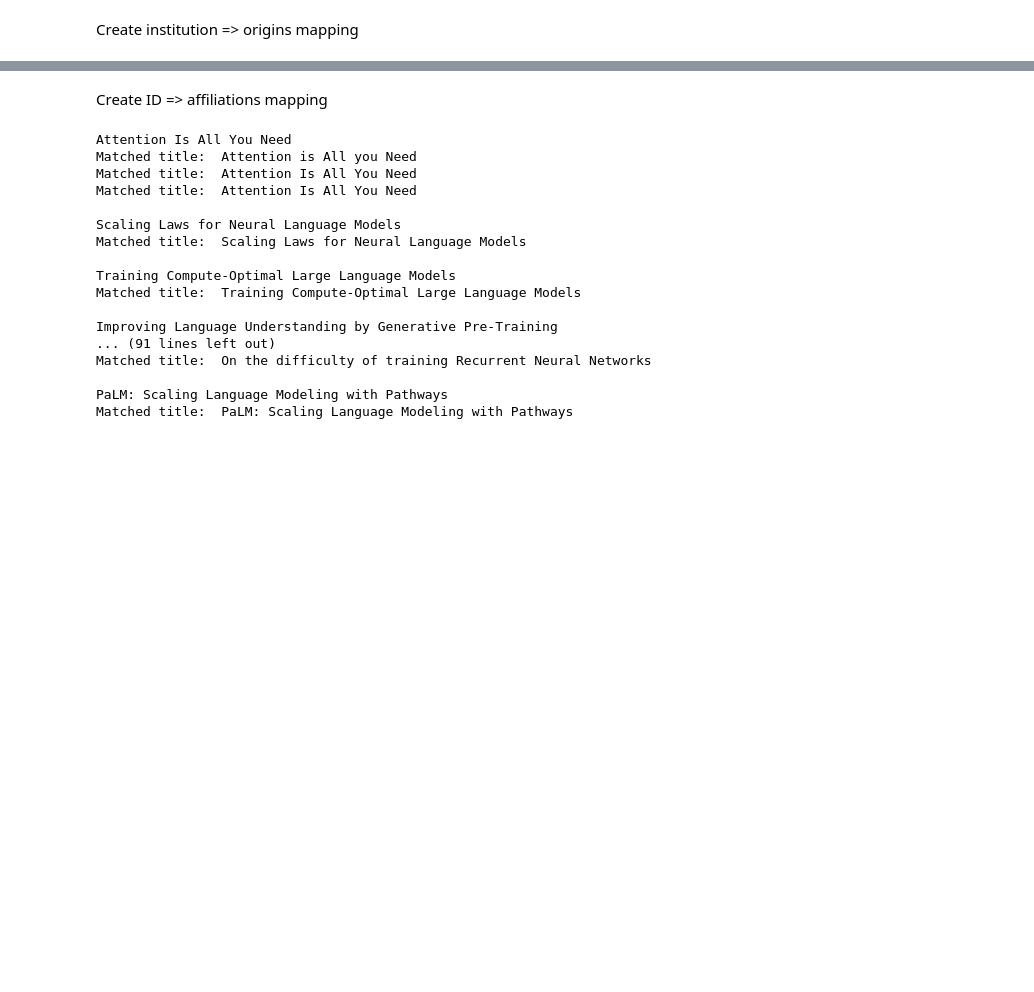
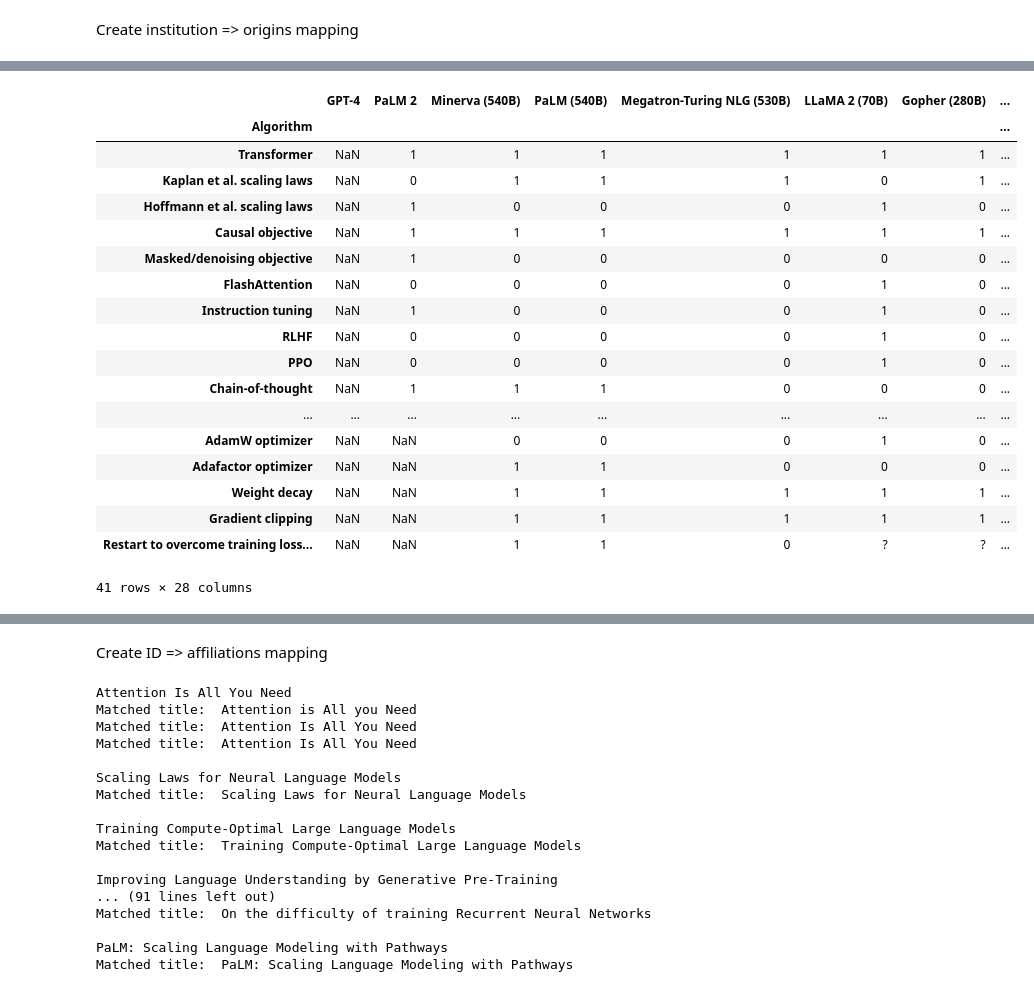
Before and after one commit to epoch-research/ai-research-impact, a Jupyter notebook: key_algorithms.ipynb, the cells around one changed output, grey strips where cells are left out. Saved outputs shown, nothing was run; the diff lists cells and outputs as text; code cells hidden in the pictures; blank space fills up the shorter version.

```diff
--- a/key_algorithms.ipynb
+++ b/key_algorithms.ipynb
@@ -138,0 +142,6 @@ fig.show()
+# %%
+# Download dataset
+sheet_id = '1L_j7OaX19HXWWIx_apKvWo2OteY1XOB7FamaLEd_p0s'
+tab_id = '1765093800'
+data_url = f'https://docs.google.com/spreadsheets/d/{sheet_id}/export?gid={tab_id}&format=csv'
+occurrences_df = pd.read_csv(data_url, index_col='Algorithm')
@@ -138,0 +159,23 @@ fig.show()
+# %%
+occurrences_df = occurrences_df[occurrences_df.index.notna()]
+occurrences_df
+# %% [output]
+|  | GPT-4 | PaLM 2 | Minerva (540B) | PaLM (540B) | Megatron-Turing NLG (530B) | LLaMA 2 (70B) | Gopher (280B) | ... |
+| Algorithm |  |  |  |  |  |  |  | ... |
+| Transformer | NaN | 1 | 1 | 1 | 1 | 1 | 1 | ... |
+| Kaplan et al. scaling laws | NaN | 0 | 1 | 1 | 1 | 0 | 1 | ... |
+| Hoffmann et al. scaling laws | NaN | 1 | 0 | 0 | 0 | 1 | 0 | ... |
+| Causal objective | NaN | 1 | 1 | 1 | 1 | 1 | 1 | ... |
+| Masked/denoising objective | NaN | 1 | 0 | 0 | 0 | 0 | 0 | ... |
+| FlashAttention | NaN | 0 | 0 | 0 | 0 | 1 | 0 | ... |
+| Instruction tuning | NaN | 1 | 0 | 0 | 0 | 1 | 0 | ... |
+| RLHF | NaN | 0 | 0 | 0 | 0 | 1 | 0 | ... |
+| PPO | NaN | 0 | 0 | 0 | 0 | 1 | 0 | ... |
+| Chain-of-thought | NaN | 1 | 1 | 1 | 0 | 0 | 0 | ... |
+| ... | ... | ... | ... | ... | ... | ... | ... | ... |
+| AdamW optimizer | NaN | NaN | 0 | 0 | 0 | 1 | 0 | ... |
+| Adafactor optimizer | NaN | NaN | 1 | 1 | 0 | 0 | 0 | ... |
+| Weight decay | NaN | NaN | 1 | 1 | 1 | 1 | 1 | ... |
+| Gradient clipping | NaN | NaN | 1 | 1 | 1 | 1 | 1 | ... |
+| Restart to overcome training loss... | NaN | NaN | 1 | 1 | 0 | ? | ? | ... |
+41 rows × 28 columns
```
Also changed, not shown: parts of 15 cells of this notebook.
